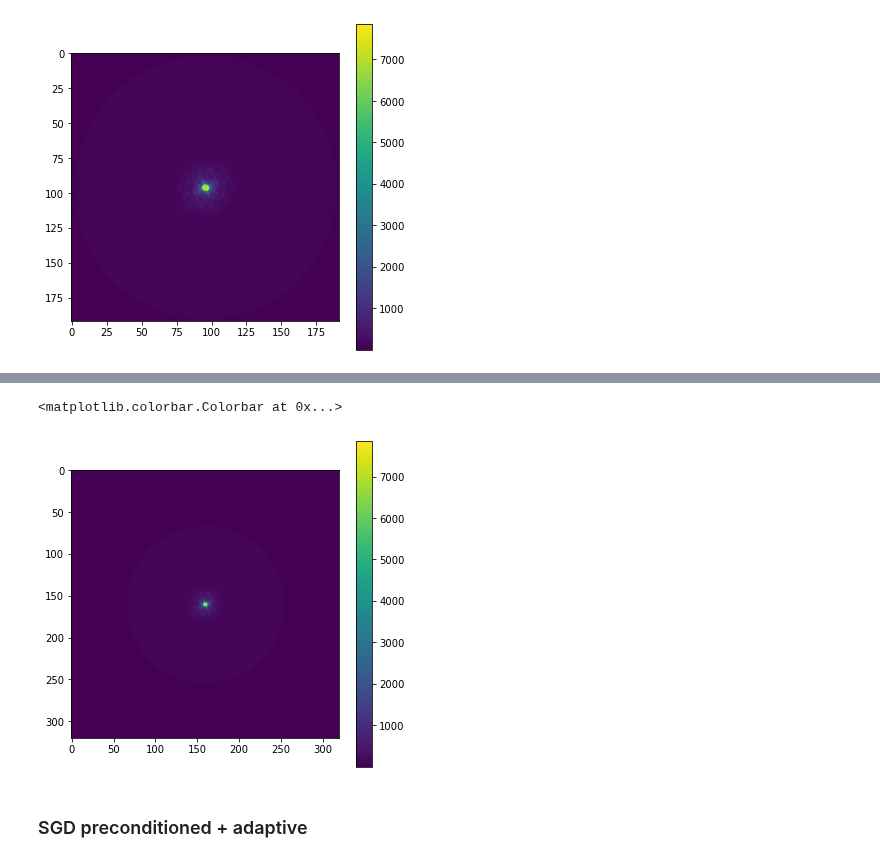
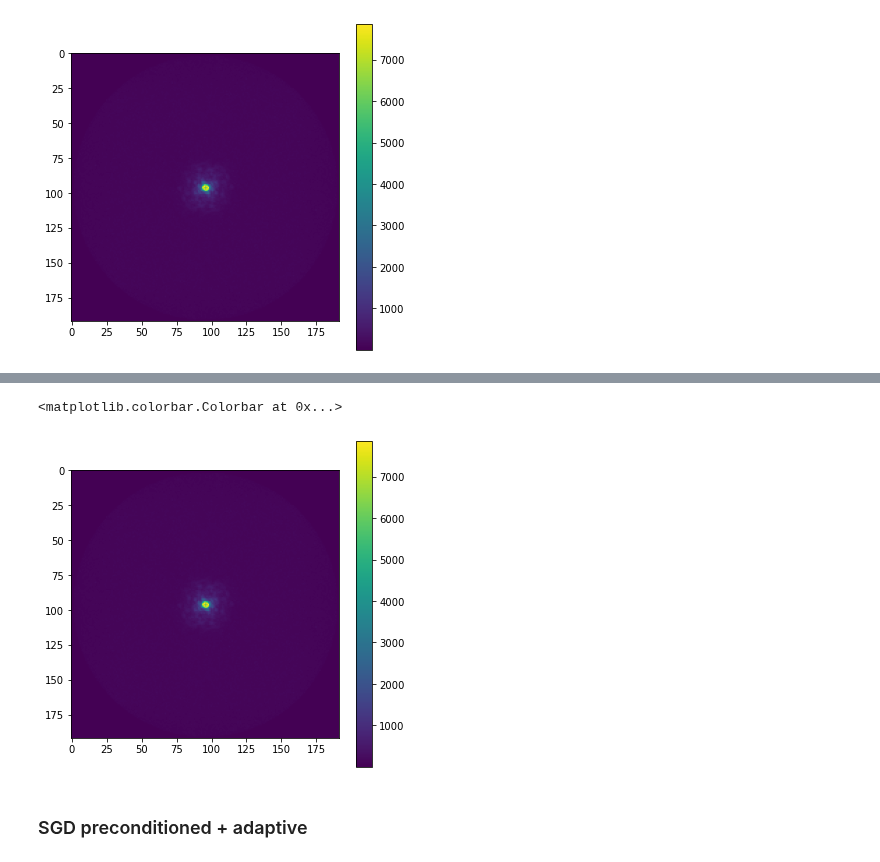
Before and after one commit to bogdantoader/simplecryoem, a Jupyter notebook: nb/Higher_stochastic.ipynb, the cells around one changed output, grey strips where cells are left out. Drawn from its saved outputs; the diff is of its cells as text; code cells hidden in the pictures.

```diff
--- a/nb/Higher_stochastic.ipynb
+++ b/nb/Higher_stochastic.ipynb
@@ -473,8 +488,8 @@ mip_z(vr_sgd); plt.colorbar()
 # %%
-mip_z(jnp.abs(jnp.fft.fftshift(jnp.fft.fftn(vr_sgd)))); plt.colorbar()
+mip_z(jnp.abs(jnp.fft.fftshift(v_rec))); plt.colorbar()
 # %% [output]
 <matplotlib.colorbar.Colorbar at 0x...>
-[figure, old version]
+[figure, new version]
 # %%
 #res, fsc_sgd, shell_points = calc_fsc(v_rec1, v_rec2, [1, nx_crop])
 #res_angs = nx0 * pixel_size[0]/res
```
Also changed, not shown: parts of 19 cells of this notebook.
